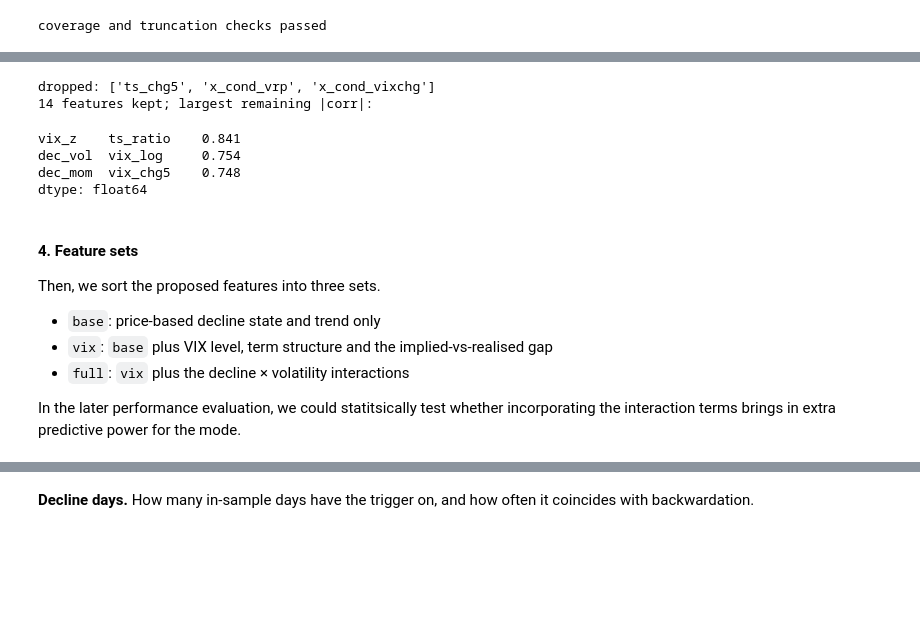
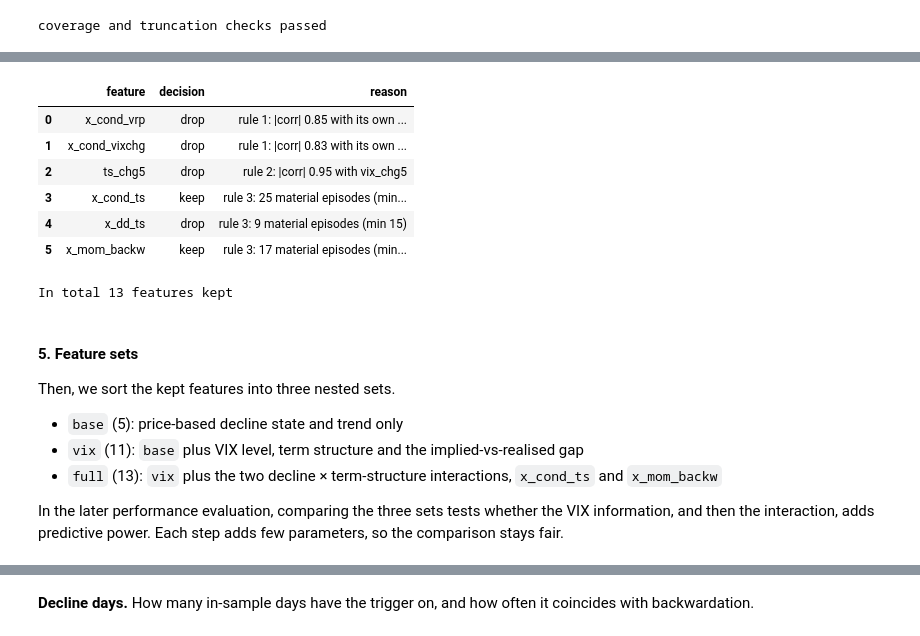
Before and after one commit to LuweiChenbot/dsa5205-vol-timing, a Jupyter notebook: src/features/features.ipynb, the cells around one changed output, grey strips where cells are left out. Cells and saved outputs as stored; diff of their text form; code cells hidden in the pictures; blank space fills up the shorter version.

```diff
--- a/src/features/features.ipynb
+++ b/src/features/features.ipynb
@@ -190,29 +200,31 @@ Pairs we keep despite high correlation, because each side answers a different qu
-# %%
-print("dropped:", fb.DROPPED)          # set in feature_build.py
-feat = feat.drop(columns=fb.DROPPED)
-
-c = feat.loc[s].corr()
-pairs = c.where(np.triu(np.ones(c.shape, dtype=bool), k=1)).stack()
-print(f"{feat.shape[1]} features kept; largest remaining |corr|:")
-pairs.abs().sort_values(ascending=False).head(3).round(3)
-# %% [output]
-dropped: ['ts_chg5', 'x_cond_vrp', 'x_cond_vixchg']
-14 features kept; largest remaining |corr|:
-vix_z    ts_ratio    0.841
-dec_vol  vix_log     0.754
-dec_mom  vix_chg5    0.748
-dtype: float64
+# %%
+# rules always run on the full candidate set, so this cell can be re-run safely
+dropped, log = fb.select_features(fb.build_candidates(panel).loc[d])
+assert dropped == fb.DROPPED, dropped
+display(log)
+
+feat = feat.drop(columns=fb.DROPPED, errors="ignore")
+print(f"In total {feat.shape[1]} features kept")
+# %% [output]
+|  | feature | decision | reason |
+| 0 | x_cond_vrp | drop | rule 1: |corr| 0.85 with its own ... |
+| 1 | x_cond_vixchg | drop | rule 1: |corr| 0.83 with its own ... |
+| 2 | ts_chg5 | drop | rule 2: |corr| 0.95 with vix_chg5 |
+| 3 | x_cond_ts | keep | rule 3: 25 material episodes (min... |
+| 4 | x_dd_ts | drop | rule 3: 9 material episodes (min 15) |
+| 5 | x_mom_backw | keep | rule 3: 17 material episodes (min... |
+In total 13 features kept
 # %% [markdown]
-#### 4. Feature sets
+#### 5. Feature sets
 
-Then, we sort the proposed features into three sets.
+Then, we sort the kept features into three nested sets.
 
-- `base`: price-based decline state and trend only
-- `vix`: `base` plus VIX level, term structure and the implied-vs-realised gap
-- `full`: `vix` plus the decline × volatility interactions
+- `base` (5): price-based decline state and trend only
+- `vix` (11): `base` plus VIX level, term structure and the implied-vs-realised gap
+- `full` (13): `vix` plus the two decline × term-structure interactions, `x_cond_ts` and `x_mom_backw`
 
-In the later performance evaluation, we could statitsically test whether incorporating the interaction terms
-brings in extra predictive power for the mode.
+In the later performance evaluation, comparing the three sets tests whether the VIX information, and then the
+interaction, adds predictive power. Each step adds few parameters, so the comparison stays fair.
 # %%
 FEATURE_SETS = fb.FEATURE_SETS             # set in feature_build.py
 assert set(FEATURE_SETS["full"]) == set(feat.columns)
```
Also changed, not shown: parts of 14 cells of this notebook, 12 other files.
